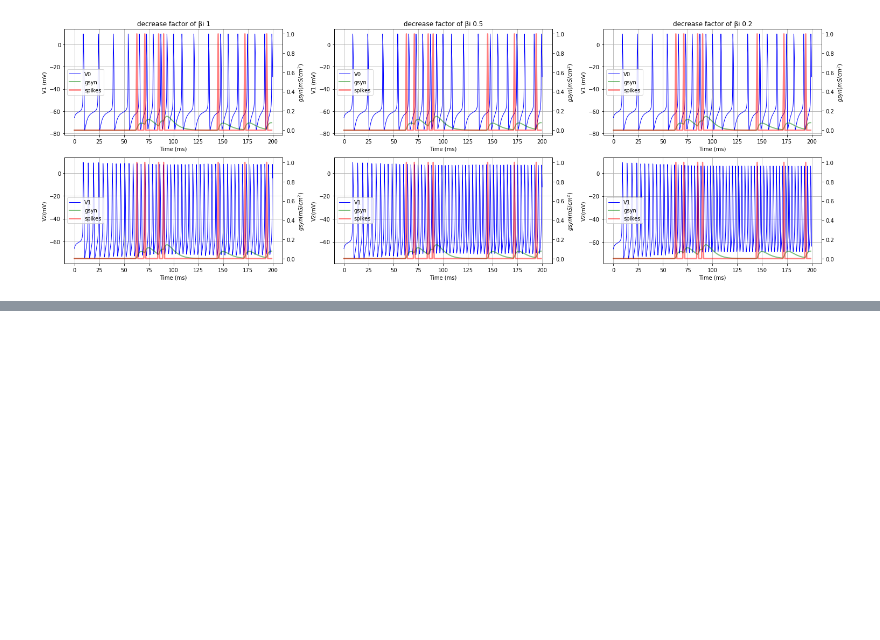
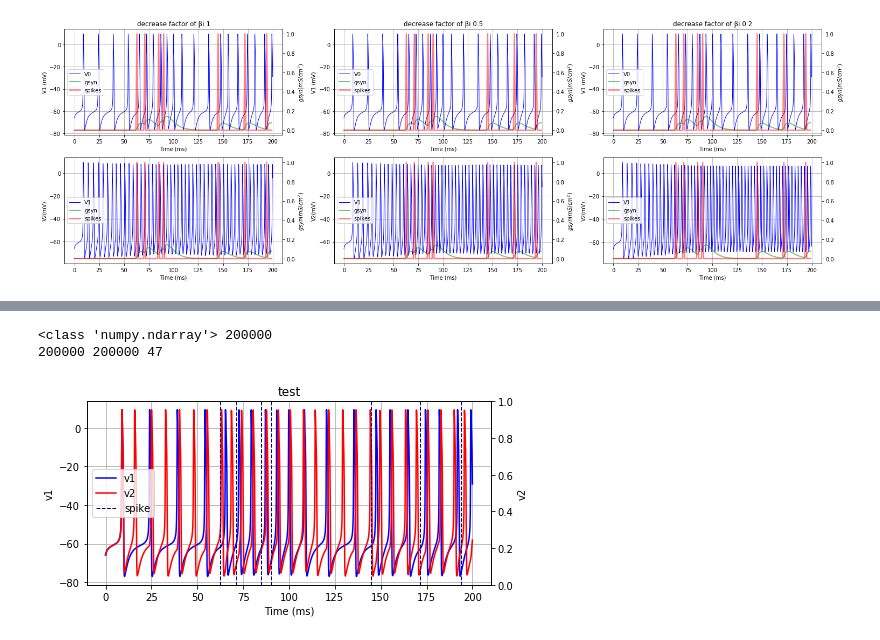
Before and after one commit to jaumecolomhernandez/mmb-mathneuroscience2, a Jupyter notebook: conductance-based-network-dimitri.ipynb, the cells around one changed output, grey strips where cells are left out. Saved outputs shown, nothing was run; the diff lists cells and outputs as text; code cells hidden in the pictures; blank space fills up the shorter version.

Commit message:
plot function (functional)

```diff
--- a/conductance-based-network-dimitri.ipynb
+++ b/conductance-based-network-dimitri.ipynb
@@ -391,25 +391,30 @@ b1, b2 = 0.25, 0.1 # initialization of β1, β2
 # %% [output]
 [figure]
 # %%
-###### ON PROGRESS #########
+###### ΙN PROGRESS #########
+dt=0.001
+dur = 200 # duration of simulations from now on
+time_span = np.arange(0.0, dur, dt)
 
-def my_plot(time, V, g, spks, V_name, g_name, spks_name, title_name):
+def my_plot(time, f, g, spks, f_name, g_name, spks_name, title_name):
 
     fig, ax = plt.subplots(1, figsize=(7,3.5))
 
-    l1, = ax.plot(time_span, V[0,:], c='b', label='x')
-    l2, = ax.plot(time_span, g_name[0,:], c='r', label='u')
+    l1, = ax.plot(time_span, f, c='b', label=f_name)
+    l2, = ax.plot(time_span, g, c='r', label=g_name)
 
     # Plot spike lines
-    for t in spikes:
-        l3 = ax.axvline(x=t, color='darkblue', linestyle='dashed', linewidth=1, label='spike')
+    for t in spks:
+        if t <= dur:
+            l3 = ax.axvline(x=t, color='darkblue', linestyle='dashed', linewidth=1, label='spike')
 
     ax.set(title = title_name,
            xlabel = "Time (ms)",
-       ylabel=V_name,
+       ylabel=f_name,
        )
+
+    ax2 = ax.twinx()
     ax2.set(ylabel= g_name)
-    ax2 = ax[j][i].twinx()
 
     ax.grid()
 
@@ -423,0 +426,9 @@ def my_plot(time, V, g, spks, V_name, g_name, spks_name, title_name):
+# %%
+s = odeint(twoneurons, V0, time_span)
+print(type(spike_p), int(dur/dt))
+print(len(s[:,0]),len(s[:,1]),len(spikes))
+my_plot(time_span, s[:,0], s[:,1], spikes, "v1", "v2", "spikes", "test")
+# %% [output]
+<class 'numpy.ndarray'> 200000
+200000 200000 47
+[figure, added]
```
Also changed, not shown: parts of 1 cell of this notebook.
